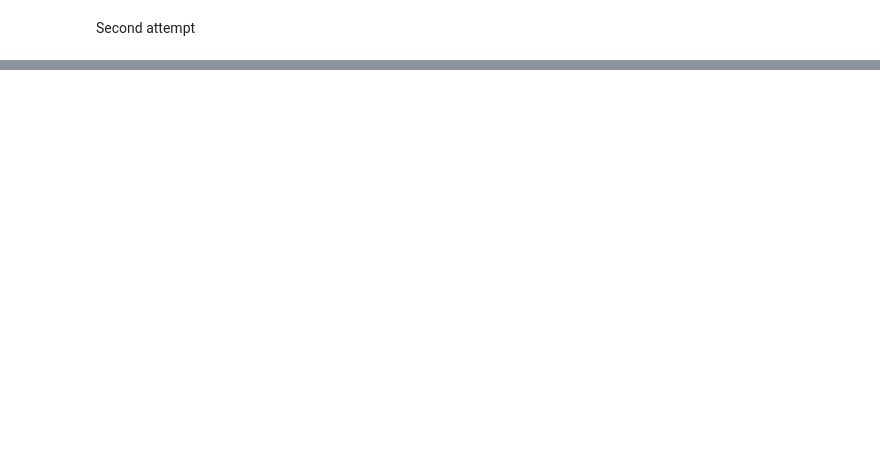
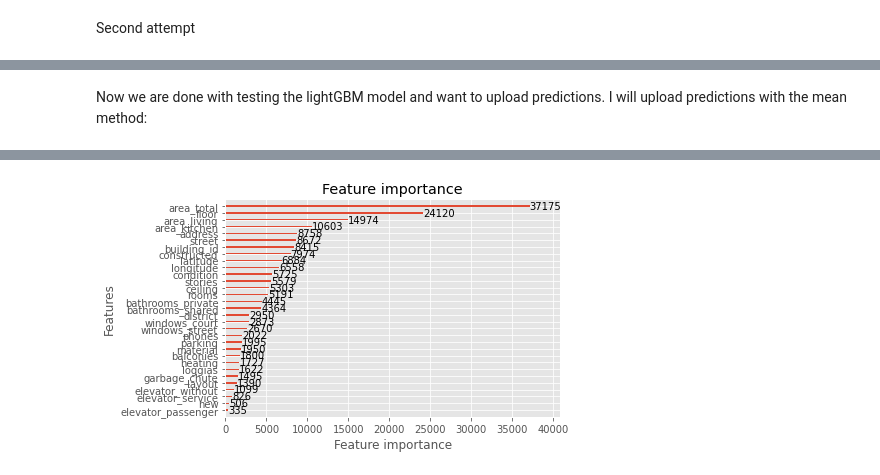
Before and after one commit to kjappvaffel/moscow_housing, a Jupyter notebook: LightGBM_1/lightGBM_1.ipynb, the cells around one changed output, grey strips where cells are left out. Drawn from its saved outputs; the diff is of its cells as text; code cells hidden in the pictures; blank space fills up the shorter version.

```diff
--- a/LightGBM_1/lightGBM_1.ipynb
+++ b/LightGBM_1/lightGBM_1.ipynb
@@ -162,0 +217,79 @@ second run 0.06719042389062292
+# %% [markdown]
+Now we are done with testing the lightGBM model and want to upload predictions. I will upload predictions with the mean method:
+# %%
+import lightgbm as lgb
+from catboost import CatBoostRegressor
+import pandas as pd
+import numpy as np
+
+import matplotlib.pylab as plt
+plt.style.use('ggplot')
+
+from sklearn.model_selection import train_test_split
+from moscow_housing.display_data import import_data
+
+#We dont want our model to care about the id of the house or the seller
+#In my first run, i will replace missing values with the mean value
+data, data_test = import_data()
+Y = data.price
+id = data.id
+test_id = data_test.id
+data = data.drop(columns=['price','id','seller'])
+data_test = data_test.drop(columns=['id','seller'])
+
+data.info()
+data_test.info()
+#combine the two datasets
+combined_data = [data,data_test]
+combined_data = pd.concat(combined_data)
+
+#add the mean value for the training and test data
+for column in combined_data.columns:
+    column_type = combined_data[column].dtype
+    if column_type == 'object':
+        break
+    combined_data[column] = combined_data[column].replace(np.NaN, combined_data[column].mean())
+
+
+#turn categorical features into correct type
+for column in combined_data.columns:
+    column_type = combined_data[column].dtype
+    if column_type == 'object':
+        combined_data[column] = combined_data[column].astype('category')
+
+#split the two datasets again
+data_train = combined_data.iloc[:len(Y), :]
+data_test = combined_data.iloc[len(Y):,:]
+
+data_train.info()
+data_test.info()
+
+lightGBM_model = lgb.LGBMRegressor(
+    num_leaves=20,
+    max_depth=15,
+    random_state=42,
+    silent=True,
+    metric='mse',
+    n_jobs=4,
+    n_estimators=10000,
+    colsample_bytree=0.95,
+    subsample=0.9,
+    learning_rate=0.09)
+
+lightGBM_model.fit(data_train,Y)
+prediction = lightGBM_model.predict(data_test)
+
+lgb.plot_importance(lightGBM_model)
+
+count = 0
+for i in prediction:
+    if i < 0:
+        prediction[count] = prediction.mean()
+    count += 1
+
+submission = pd.DataFrame()
+submission['id'] = test_id
+submission['price_prediction'] = prediction
+
+submission.to_csv('submission_lightGBM.csv', index= False)
+# %% [output]
@@ -162,0 +313 @@ second run 0.06719042389062292
+[figure, added]
```
Also changed, not shown: parts of 8 cells of this notebook, 1 other file.
